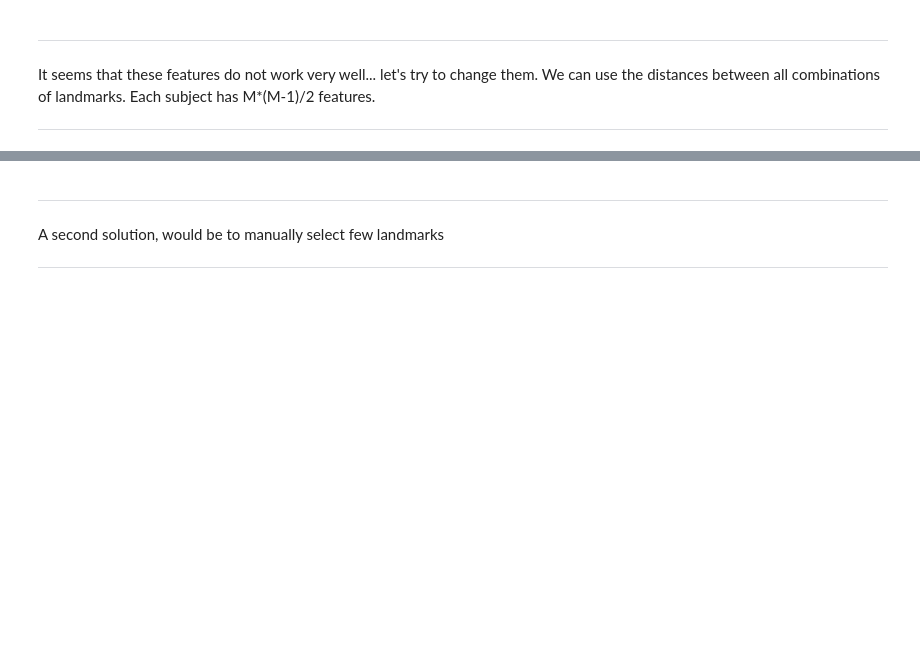
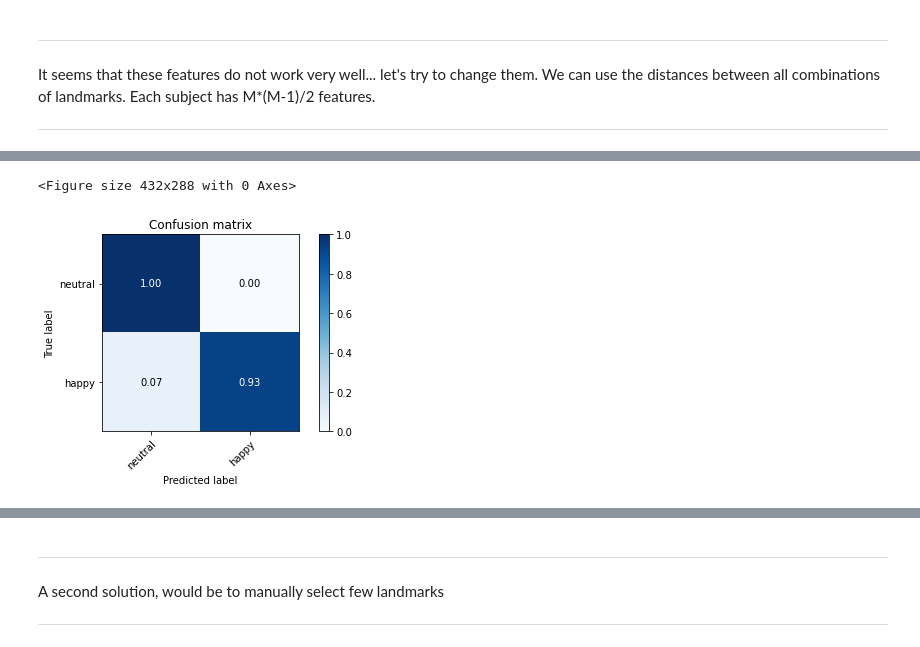
Before and after one commit to Eidantz/Machine-Learning-for-Bioimaging, a Jupyter notebook: TP2 - Supervised Learning/TP2_MachineLearning_BIM_1part_FEI.ipynb, the cells around one changed output, grey strips where cells are left out. Drawn from its saved outputs; the diff is of its cells as text; code cells hidden in the pictures; blank space fills up the shorter version.

```diff
--- a/TP2 - Supervised Learning/TP2_MachineLearning_BIM_1part_FEI.ipynb
+++ b/TP2 - Supervised Learning/TP2_MachineLearning_BIM_1part_FEI.ipynb
@@ -507,0 +878,14 @@ XXXXXXXXXXXXXXXXXX
+# %%
+# Hint: we saw this technique during the last lecture...
+from sklearn.decomposition import PCA
+pca = PCA(random_state=1) # by fixing the random_state we are sure that results are always the same
+dist_combination_scale_pca=pca.fit_transform(dist_combination_scale)
+var_explained_pca=pca.explained_variance_ratio_
+
+Threshold_PCA = 0.99
+CumulativePca=np.cumsum(var_explained_pca)
+indexPCA=np.argwhere(CumulativePca>Threshold_PCA)
+PCAComp=indexPCA[0][0]
+dist_combination_scale_pca = dist_combination_scale_pca[:,:PCAComp]
+
+print('Number of subjects N is: ', dist_combination_scale_pca.shape[0], ' ; number of features is: ',  dist_combination_scale_pca.shape[1])
@@ -507,0 +894,64 @@ XXXXXXXXXXXXXXXXXX
+# %%
+# Test the predictive power of the new features using LDA, QDA, etc.
+# Create training and test set
+X_train_scale, X_test_scale, y_train_scale, y_test_scale = train_test_split(dist_combination_scale_pca, np.ravel(Yp), test_size=0.33, random_state=42)
+
+# Fitting LDA to scaled data
+print("Fitting LDA to scaled dataset")
+t0 = time()
+lda = LinearDiscriminantAnalysis()
+lda.fit(X_train_scale, y_train_scale)
+y_pred_scale = lda.predict(X_test_scale)
+print("done in %0.3fs" % (time() - t0))
+print(classification_report(y_test_scale, y_pred_scale))
+
+# Compute confusion matrix
+cnf_matrix_scale = confusion_matrix(y_test_scale, y_pred_scale)
+
+# Plot normalized confusion matrix
+plt.figure()
+plot_confusion_matrix(cnf_matrix_scale, classes=class_names, normalize=True)
+plt.show()
+
+# Cross-validation for Model Assessment
+
+# Fitting LDA
+print("Fitting LDA")
+t0 = time()
+lda = LinearDiscriminantAnalysis()
+lda_score = cross_val_score(lda,X=dist_combination_scale_pca, y=np.ravel(Yp),cv=5)
+print("done in %0.3fs" % (time() - t0))
+print(" Average and std CV score : {0} +- {1}".format(lda_score.mean(), lda_score.std() ))
+
+# Fitting QDA
+print("Fitting QDA")
+t0 = time()
+qda = QuadraticDiscriminantAnalysis()
+qda_score = cross_val_score(qda,X=dist_combination_scale_pca, y=np.ravel(Yp),cv=5)
+print("done in %0.3fs" % (time() - t0))
+print(" Average and std CV score : {0} +- {1}".format(qda_score.mean(), qda_score.std() ))
+
+# Fitting Logistic-regression
+print("Fitting Logistic Regression")
+t0 = time()
+logit = LogisticRegression(solver='lbfgs')
+logit_score = cross_val_score(logit,X=dist_combination_scale_pca, y=np.ravel(Yp),cv=5)
+print("done in %0.3fs" % (time() - t0))
+print(" Average and std CV score : {0} +- {1}".format(logit_score.mean(), logit_score.std() ))
+
+# Fitting Naive-Bayes
+print("Fitting Naive-Bayes")
+t0 = time()
+GNB = GaussianNB()
+GNB_score = cross_val_score(GNB,X=dist_combination_scale_pca, y=np.ravel(Yp),cv=5)
+print("done in %0.3fs" % (time() - t0))
+print(" Average and std CV score : {0} +- {1}".format(GNB_score.mean(), GNB_score.std() ))
+
+# Fitting K-nearest neighbour
+print("Fitting K-nearest neighbour")
+t0 = time()
+neigh = KNeighborsClassifier(n_neighbors=3)
+neigh_score = cross_val_score(neigh,X=dist_combination_scale_pca, y=np.ravel(Yp),cv=5)
+print("done in %0.3fs" % (time() - t0))
+print(" Average and std CV score : {0} +- {1}".format(neigh_score.mean(), neigh_score.std() ))
+# %% [output]
@@ -507,0 +972,2 @@ XXXXXXXXXXXXXXXXXX
+<Figure size 432x288 with 0 Axes>
+[figure, added]
```
Also changed, not shown: parts of 48 cells of this notebook, 3 other files.
